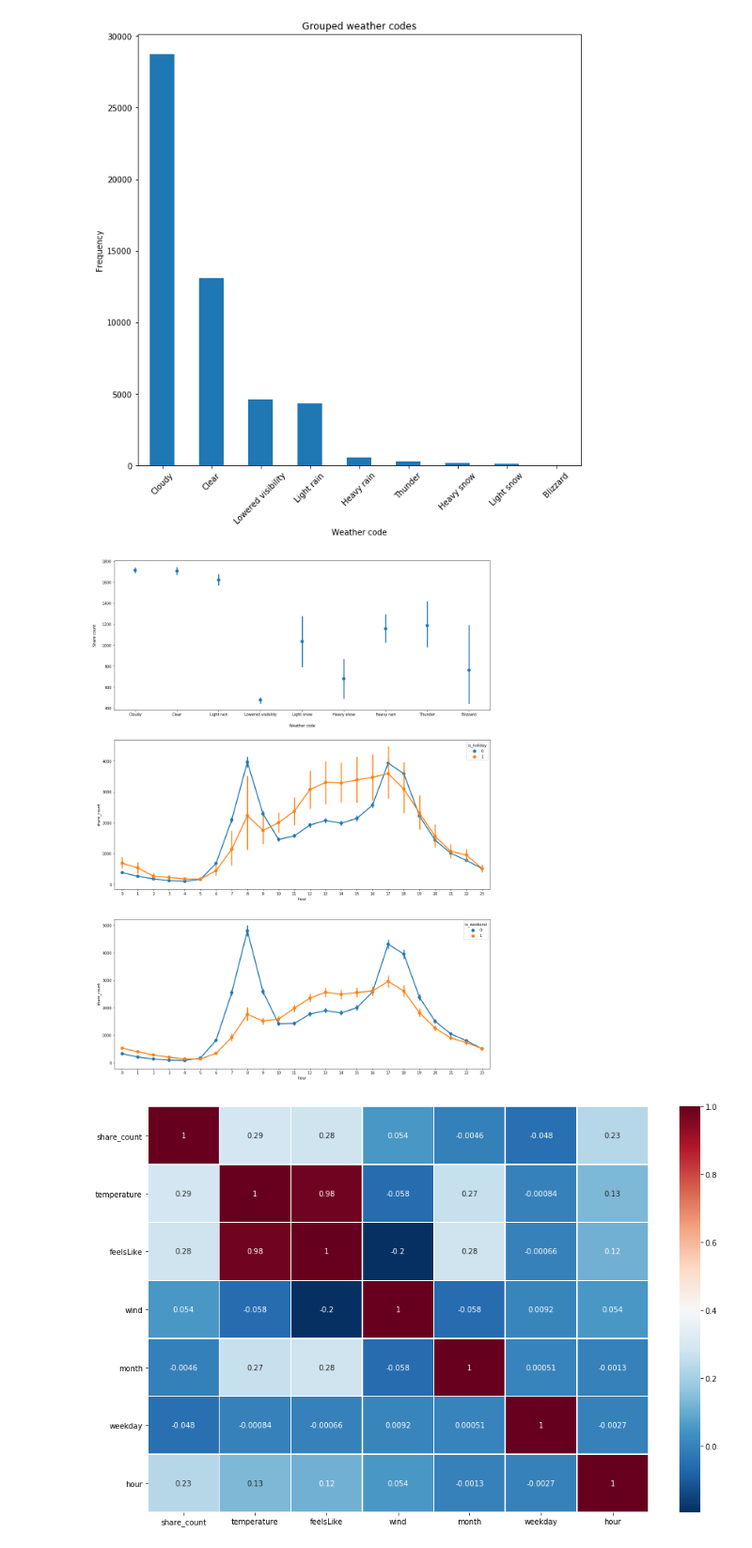
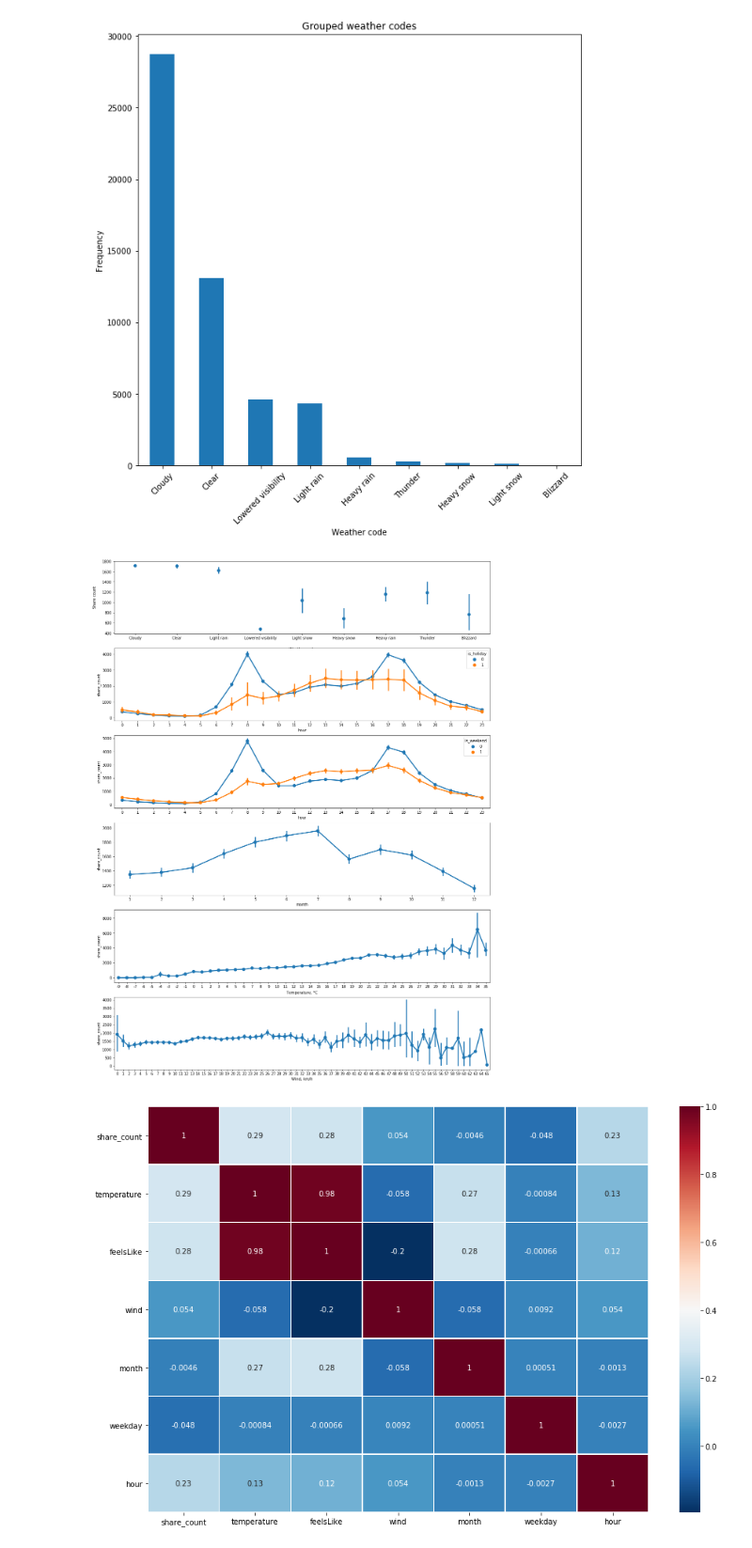
Before and after one commit to Krismix1/data-science-mandatory-2, a Jupyter notebook: model.ipynb, the cells around one changed output. Shown at 94% size. Drawn from its saved outputs; the diff is of its cells as text; code cells hidden in the pictures.

Commit message:
more graphs

```diff
--- a/model.ipynb
+++ b/model.ipynb
@@ -323,16 +351,24 @@ _ = ax.set_xticklabels(ax.get_xticklabels(), rotation=45)
 # %% [output]
 [figure]
 # %%
-fig,(ax1, ax2, ax3)= plt.subplots(nrows=3)
+fig,(ax1, ax2, ax3, ax4, ax5, ax6)= plt.subplots(nrows=6)
 fig.set_size_inches(fig_size)
 
 sns.pointplot(data=shares_extra_attribs, x='weatherCode', y='share_count', ax=ax1, join=False)
 sns.pointplot(data=shares_extra_attribs, x='hour', y='share_count', hue='is_holiday', ax=ax2)
 sns.pointplot(data=shares_extra_attribs, x='hour', y='share_count', hue='is_weekend', ax=ax3)
+sns.pointplot(data=shares_extra_attribs, x='month', y='share_count', ax=ax4)
+temp_int = shares_extra_attribs.copy()
+temp_int['temperature'] = temp_int['temperature'].map(int)
+temp_int['wind'] = temp_int['wind'].map(int)
+sns.pointplot(data=temp_int, x='temperature', y='share_count', ax=ax5)
+ax5.set_xlabel(r'Temperature, $\degree$C')
+sns.pointplot(data=temp_int, x='wind', y='share_count', ax=ax6)
+ax6.set_xlabel('Wind, km/h')
 ax1.set_xlabel('Weather code', labelpad=20)
 _ = ax1.set_ylabel('Share count', labelpad=15)
 # %% [output]
-[figure, old version]
+[figure, new version]
 # %%
 fig, ax= plt.subplots(nrows=1)
 fig.set_size_inches(15,10)
```
Also changed, not shown: parts of 13 cells of this notebook.
